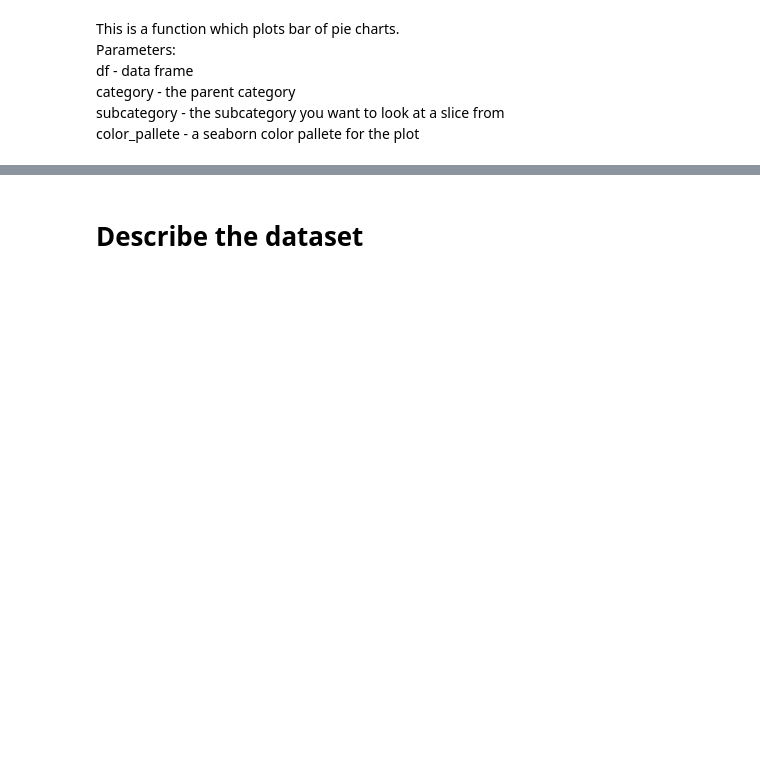
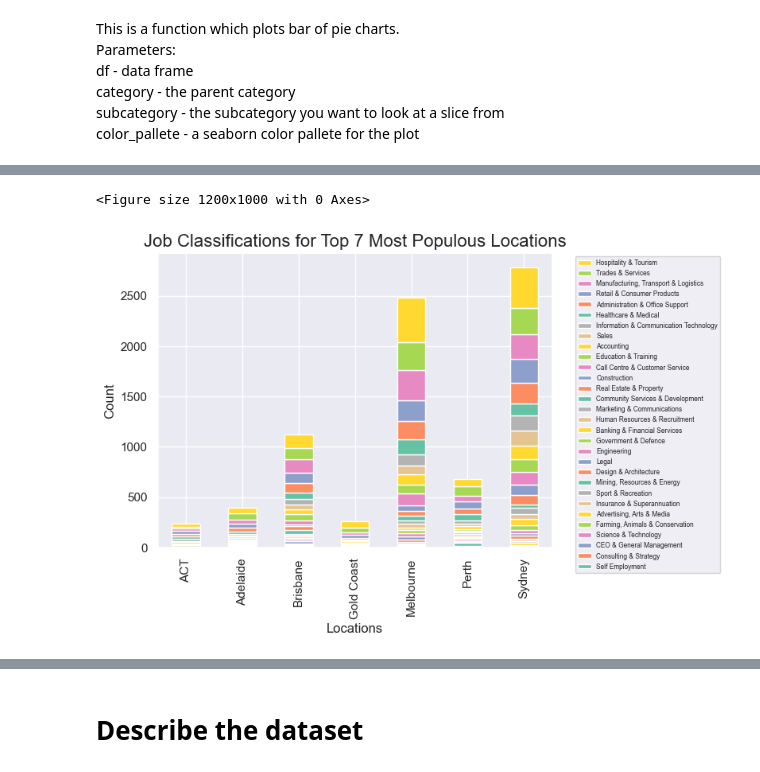
Before and after one commit to ToddNCooper/DataAnalyticsAssignment, a Jupyter notebook: rough_start.ipynb, the cells around one changed output, grey strips where cells are left out. Saved outputs shown, nothing was run; the diff lists cells and outputs as text; code cells hidden in the pictures; blank space fills up the shorter version.

```diff
--- a/rough_start.ipynb
+++ b/rough_start.ipynb
@@ -574,0 +622,36 @@ Number of Entries: 28
+# %%
+# Get the top 7 most populous locations
+top_7_locations = df['Location'].value_counts().nlargest(7).index
+
+# Filter the DataFrame for the top 7 locations
+df_top_locations = df[df['Location'].isin(top_7_locations)]
+
+# Group the data by location and classification and sum the counts
+grouped_data = df_top_locations.groupby(['Location', 'Classification']).size().reset_index(name='Count').groupby(['Location', 'Classification']).sum().reset_index()
+
+# Pivot the data to create a table with locations as rows, classifications as columns, and count as values
+pivoted_data = grouped_data.pivot(index='Location', columns='Classification', values='Count').fillna(0)
+
+# Sort the columns based on their sum (largest to smallest)
+pivoted_data = pivoted_data[pivoted_data.sum().sort_values(ascending=True).index]
+
+# Define a custom color palette with distinct colors for each classification
+n_colors = len(pivoted_data.columns)
+color_palette = sns.color_palette('Set2', n_colors=n_colors)
+
+# Plot the stacked bar plot with the custom color palette
+plt.figure(figsize=(12, 10))
+pivoted_data.plot(kind='bar', stacked=True, color=color_palette)
+plt.title('Job Classifications for Top 7 Most Populous Locations', fontsize=16)
+plt.xlabel('Locations')
+plt.ylabel('Count')
+plt.legend(bbox_to_anchor=(1.05, 1), loc='upper left', frameon=True)
+
+# Reverse the order of the legend labels
+handles, labels = plt.gca().get_legend_handles_labels()
+plt.gca().legend(reversed(handles), reversed(labels), bbox_to_anchor=(1.05, 1), loc='upper left', frameon=True, prop={'size': 6})
+
+plt.show()
+# %% [output]
+<Figure size 1200x1000 with 0 Axes>
+[figure, added]
```
Also changed, not shown: parts of 13 cells of this notebook.
